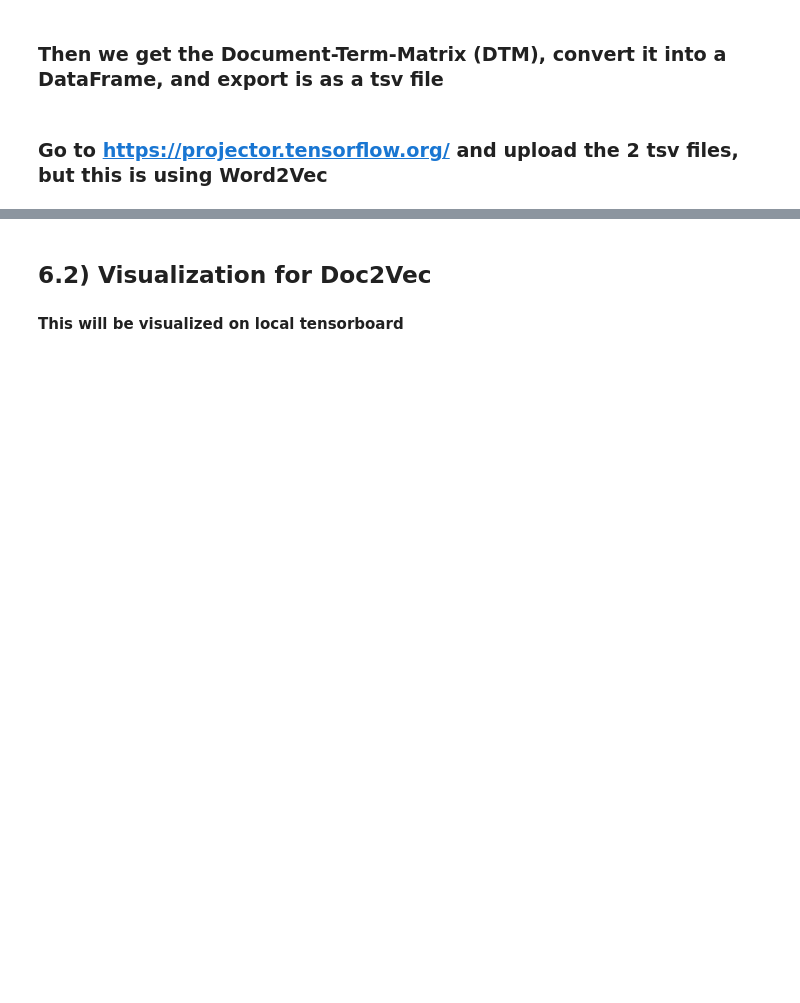
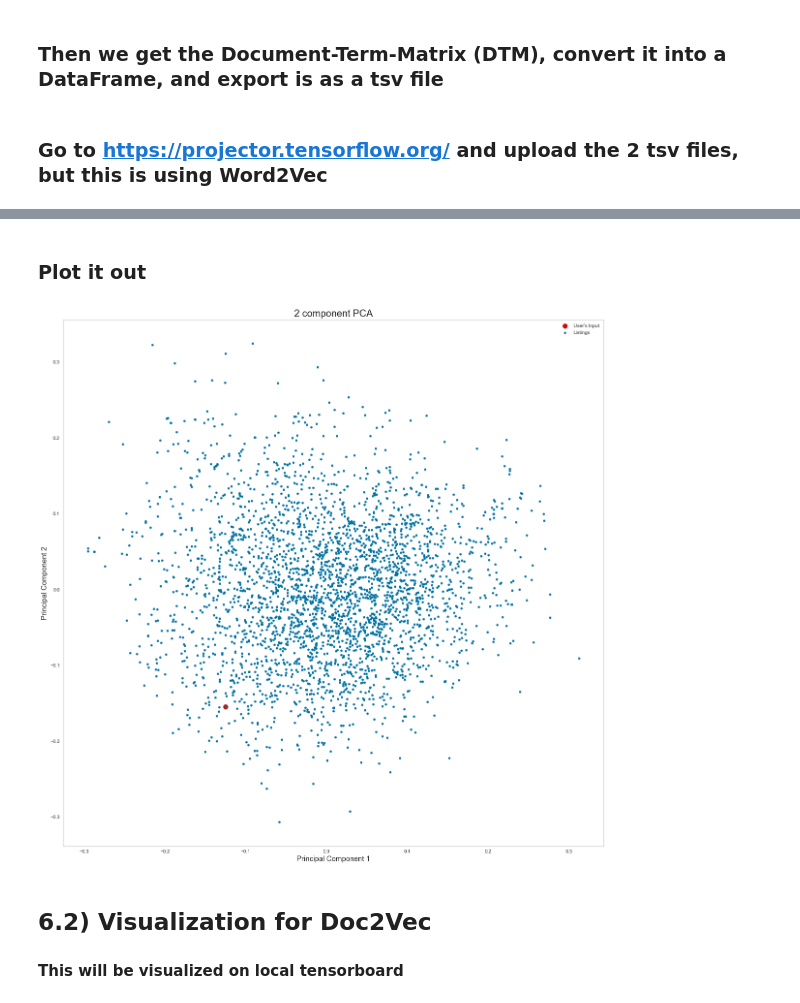
Before and after one commit to boohooo/AirBnB, a Jupyter notebook: AirBnb Recommender System.ipynb, the cells around one changed output, grey strips where cells are left out. Saved outputs shown, nothing was run; the diff lists cells and outputs as text; code cells hidden in the pictures; blank space fills up the shorter version.

```diff
--- a/AirBnb Recommender System.ipynb
+++ b/AirBnb Recommender System.ipynb
@@ -759,0 +786,13 @@ dtmDF.to_csv('vectors.tsv',index=False, header=False, sep='\t')
+# %%
+pcalabel = labelsDF.name
+# %%
+from sklearn.decomposition import PCA
+
+pca = PCA(n_components=2)
+
+PC = pca.fit_transform(dtmDF)
+
+pDF = pd.DataFrame(data=PC, columns =['pc1', 'pc2'])
+
+combinedpDF = pd.concat([pDF, pcalabel], axis=1)
+combinedpDF
@@ -760,3 +847,28 @@ dtmDF.to_csv('vectors.tsv',index=False, header=False, sep='\t')
+# %% [markdown]
+### Plot it out
+# %%
+fig = plt.figure(figsize = (20,20))
+ax = fig.add_subplot(1,1,1)
+ax.set_xlabel('Principal Component 1', fontsize = 15)
+ax.set_ylabel('Principal Component 2', fontsize = 15)
+ax.set_title('2 component PCA', fontsize = 20)
+
+inp = 'user_input'
+color = ['r']
+
+x=combinedpDF['pc1']
+y=combinedpDF['pc2']
+
+xuser = combinedpDF.loc[combinedpDF['name']==inp, 'pc1']
+yuser = combinedpDF.loc[combinedpDF['name']==inp, 'pc2']
+
+ax.scatter(xuser,yuser, c=color, s=100)
+ax.scatter(x,y, s=20)
+
+ax.legend(['User\'s Input', 'Listings'])
+ax.grid()
+# %% [output]
+[figure, added]
 # %% [markdown]
 ## 6.2) Visualization for Doc2Vec
 #### This will be visualized on local tensorboard
```
Also changed, not shown: parts of 28 cells of this notebook.
